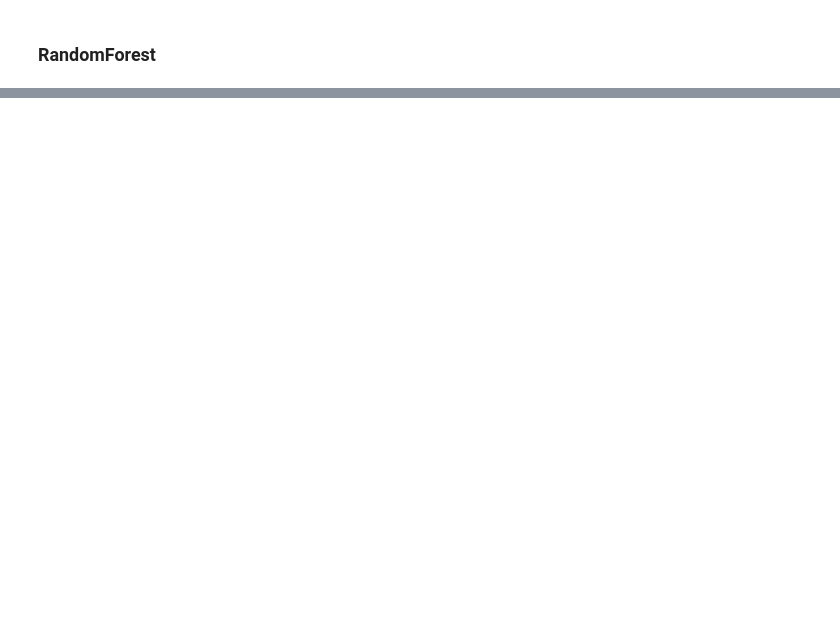
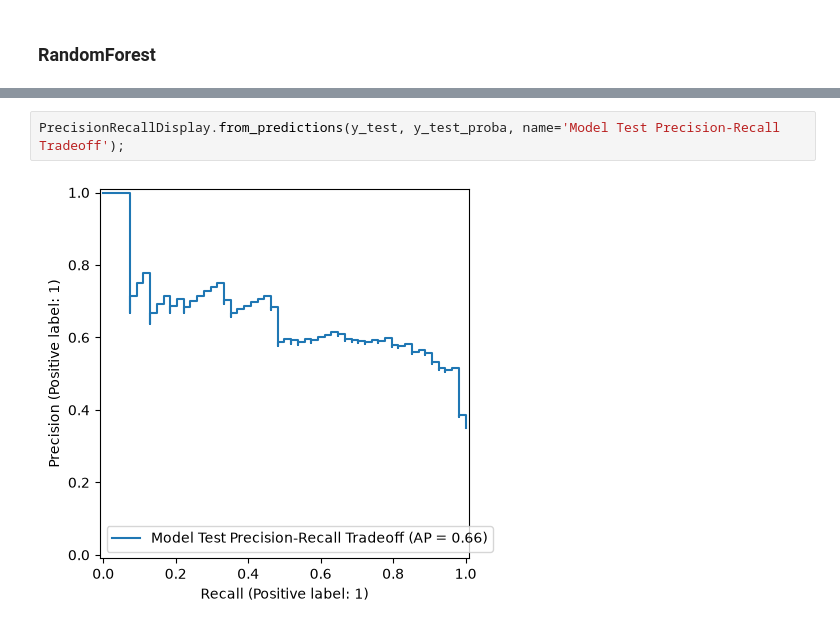
Before and after one commit to abdulazeemsodimu/diabetes_prediction, a Jupyter notebook: notebooks/modelling v2.ipynb, the cells around one changed output, grey strips where cells are left out. Cells and saved outputs as stored; diff of their text form; blank space fills up the shorter version.

```diff
--- a/notebooks/modelling v2.ipynb
+++ b/notebooks/modelling v2.ipynb
@@ -655,0 +759,4 @@ Using threshold values of 0.2, 0.3 and 0.4, Logistic Regression had the highest
+# %%
+PrecisionRecallDisplay.from_predictions(y_test, y_test_proba, name='Model Test Precision-Recall Tradeoff');
+# %% [output]
+[figure, added]
```
Also changed, not shown: parts of 36 cells of this notebook, 1 other file.
